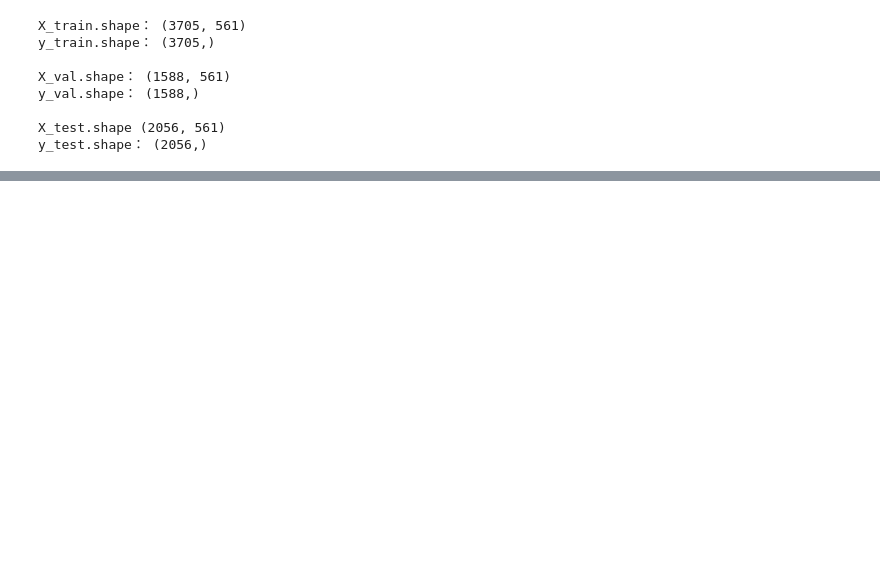
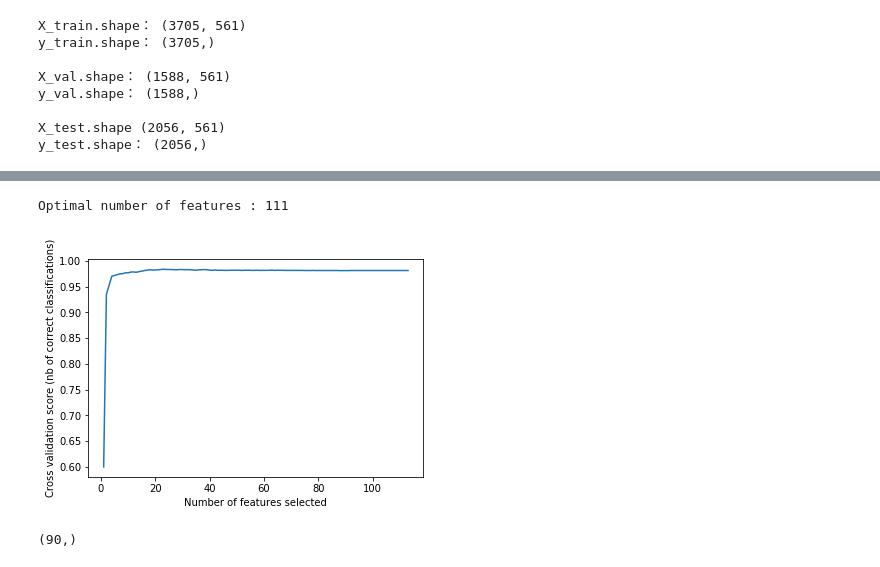
Before and after one commit to ChuangPoPO/python_textbook_practice, a Jupyter notebook: Kaggle_Human Activity Recognition with Smartphones/Get features.ipynb, the cells around one changed output, grey strips where cells are left out. Saved outputs shown, nothing was run; the diff lists cells and outputs as text; code cells hidden in the pictures; blank space fills up the shorter version.

Commit message:
加入 rfe & rfecv 兩種挑選 feature 的方式

```diff
--- a/Kaggle_Human Activity Recognition with Smartphones/Get features.ipynb
+++ b/Kaggle_Human Activity Recognition with Smartphones/Get features.ipynb
@@ -275,0 +414,15 @@ gbc_index
+# %%
+# Create the RFE object and compute a cross-validated score.
+svc = SVC(kernel= "linear")
+
+rfecv = RFECV(estimator= svc, step= 1, cv= StratifiedKFold(n_splits= 10, shuffle= True), scoring='accuracy')
+rfecv.fit(features, labels)
+
+print("Optimal number of features : %d" % rfecv.n_features_)
+
+# Plot number of features VS. cross-validation scores
+plt.figure()
+plt.xlabel("Number of features selected")
+plt.ylabel("Cross validation score (nb of correct classifications)")
+plt.plot(range(1, len(rfecv.grid_scores_) + 1), rfecv.grid_scores_)
+plt.show()
@@ -275,0 +482,18 @@ gbc_index
+# %%
+# Create the RFE object and compute a cross-validated score.
+svc20 = SVC(kernel= "linear")
+
+rfecv20 = RFECV(estimator= svc20, step= 5, cv= StratifiedKFold(n_splits= 10, shuffle= True), scoring='accuracy')
+rfecv20.fit(features, labels)
+
+print("Optimal number of features : %d" % rfecv20.n_features_)
+
+# Plot number of features VS. cross-validation scores
+plt.figure()
+plt.xlabel("Number of features selected")
+plt.ylabel("Cross validation score (nb of correct classifications)")
+plt.plot(range(1, len(rfecv20.grid_scores_) + 1), rfecv20.grid_scores_)
+plt.show()
+# %% [output]
+Optimal number of features : 111
+[figure, added]
@@ -275,0 +502,4 @@ gbc_index
+# %%
+rfecv20_index.shape
+# %% [output]
+(90,)
```
Also changed, not shown: parts of 66 cells of this notebook.
